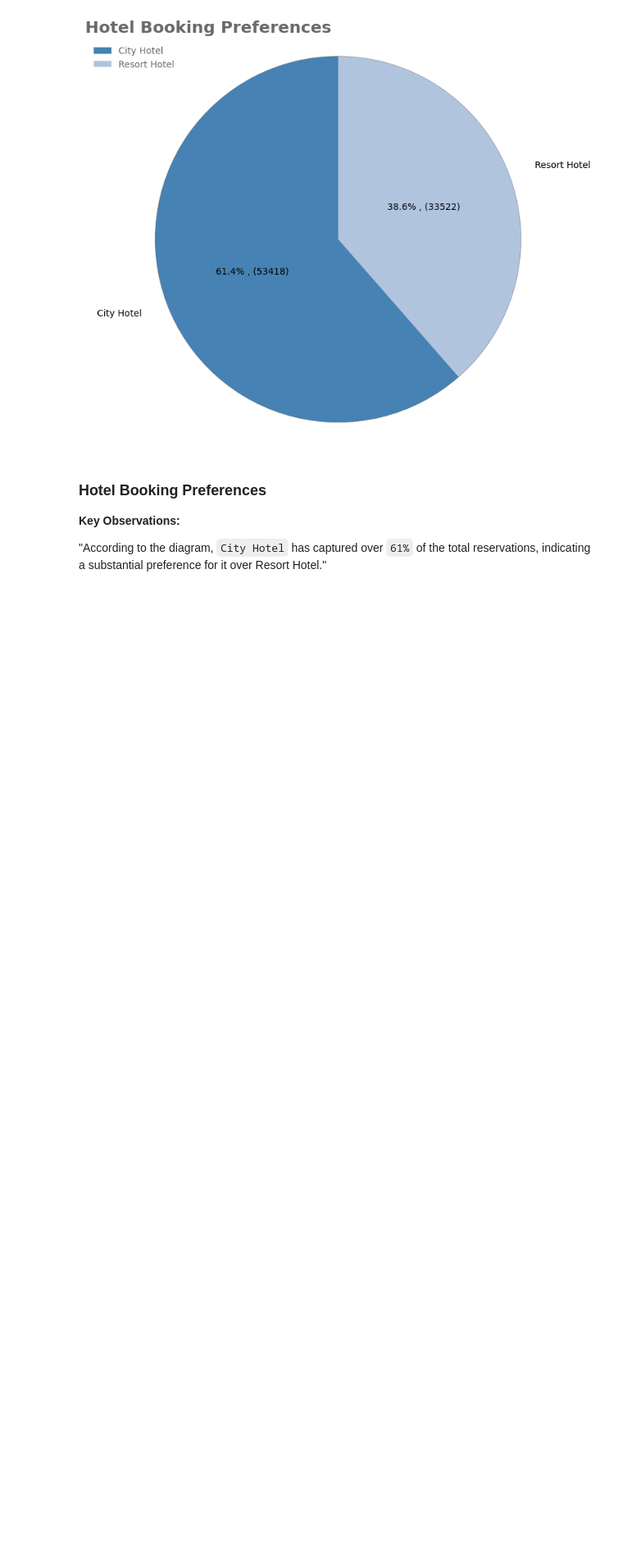
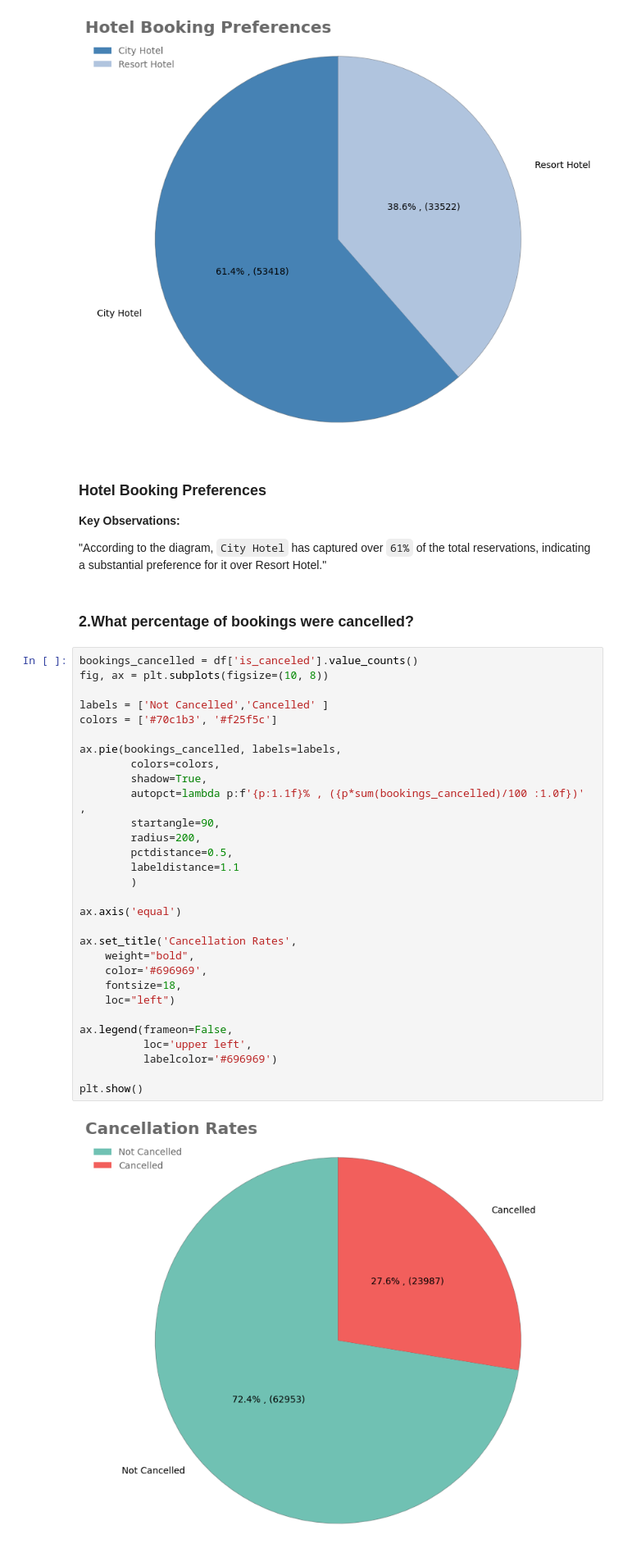
Before and after one commit to AliMSHGH/Hotel-_Bookings_Analysis, a Jupyter notebook: Hotel-_Bookings_Analysis.ipynb, the cells around one changed output. Shown: that part at 82% size. Saved outputs shown, nothing was run; the diff lists cells and outputs as text; blank space fills up the shorter version.

```diff
--- a/Hotel-_Bookings_Analysis.ipynb
+++ b/Hotel-_Bookings_Analysis.ipynb
@@ -750,3 +750,37 @@ plt.show()
 **Key Observations:**
 
 "According to the diagram, ``City Hotel`` has captured over ``61%`` of the total reservations, indicating a substantial preference for it over Resort Hotel."
+# %% [markdown]
+ ### 2.What percentage of bookings were cancelled?
+# %%
+bookings_cancelled = df['is_canceled'].value_counts()
+fig, ax = plt.subplots(figsize=(10, 8))
+
+labels = ['Not Cancelled','Cancelled' ]
+colors = ['#70c1b3', '#f25f5c']
+
+ax.pie(bookings_cancelled, labels=labels,
+        colors=colors,
+        shadow=True,
+        autopct=lambda p:f'{p:1.1f}% , ({p*sum(bookings_cancelled)/100 :1.0f})' ,
+        startangle=90,
+        radius=200,
+        pctdistance=0.5,
+        labeldistance=1.1
+        )
+
+ax.axis('equal')
+
+ax.set_title('Cancellation Rates',
+    weight="bold",
+    color='#696969',
+    fontsize=18,
+    loc="left")
+
+ax.legend(frameon=False,
+          loc='upper left',
+          labelcolor='#696969')
+
+plt.show()
+# %% [output]
+[figure, added]
```
Also changed, not shown: parts of 3 cells of this notebook.
